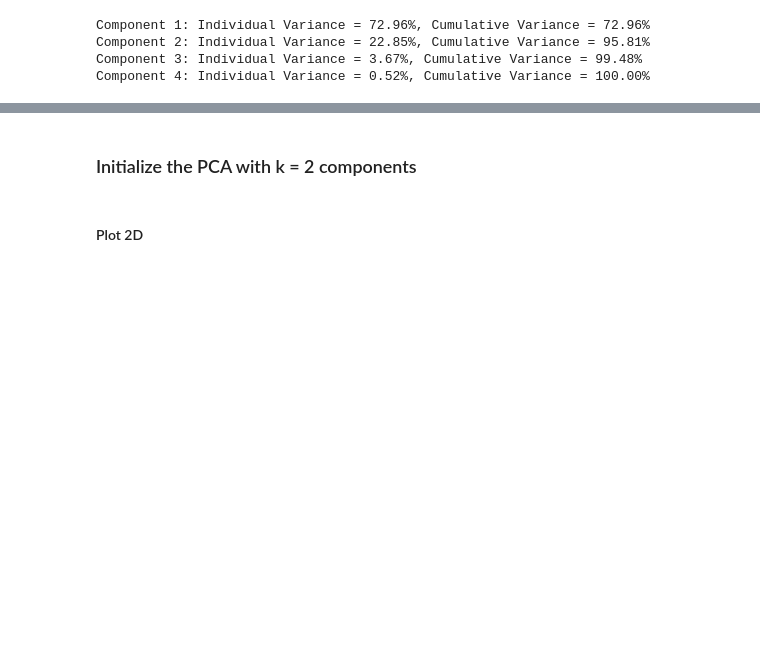
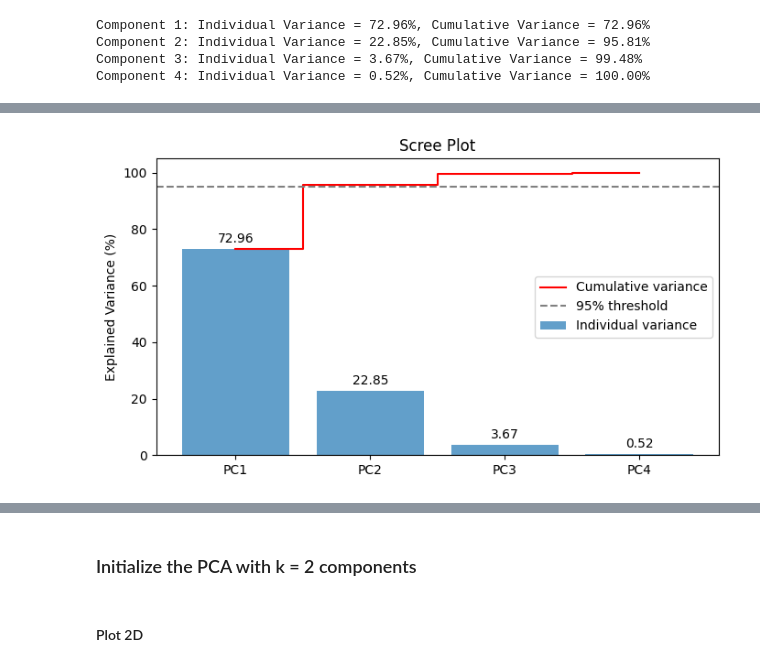
Before and after one commit to thaopham98/DataScience, a Jupyter notebook: python_analysis/A9-Dimentional Reduction.ipynb, the cells around one changed output, grey strips where cells are left out. Drawn from its saved outputs; the diff is of its cells as text; code cells hidden in the pictures; blank space fills up the shorter version.

```diff
--- a/python_analysis/A9-Dimentional Reduction.ipynb
+++ b/python_analysis/A9-Dimentional Reduction.ipynb
@@ -193,0 +386,19 @@ with sns.axes_style("whitegrid"):
+# %%
+# ── 1. Scree Plot ──────────────────────────────────────────────
+plt.figure(figsize=(7, 4))
+components = [f"PC{i+1}" for i in range(len(var_exp))]
+bars = plt.bar(components, var_exp, alpha=0.7, label='Individual variance')
+
+plt.bar_label(bars, padding=3, fmt='%.2f')
+
+plt.step(components, cum_var_exp, where='mid', color='red', label='Cumulative variance') # red line of cumulative variance
+plt.axhline(y=95, color='gray', linestyle='--', label='95% threshold') # gray dash line of 95% threshold
+
+plt.ylabel("Explained Variance (%)")
+plt.title("Scree Plot")
+plt.legend()
+
+plt.tight_layout()
+plt.show()
+# %% [output]
+[figure, added]
```
Also changed, not shown: parts of 61 cells of this notebook.
